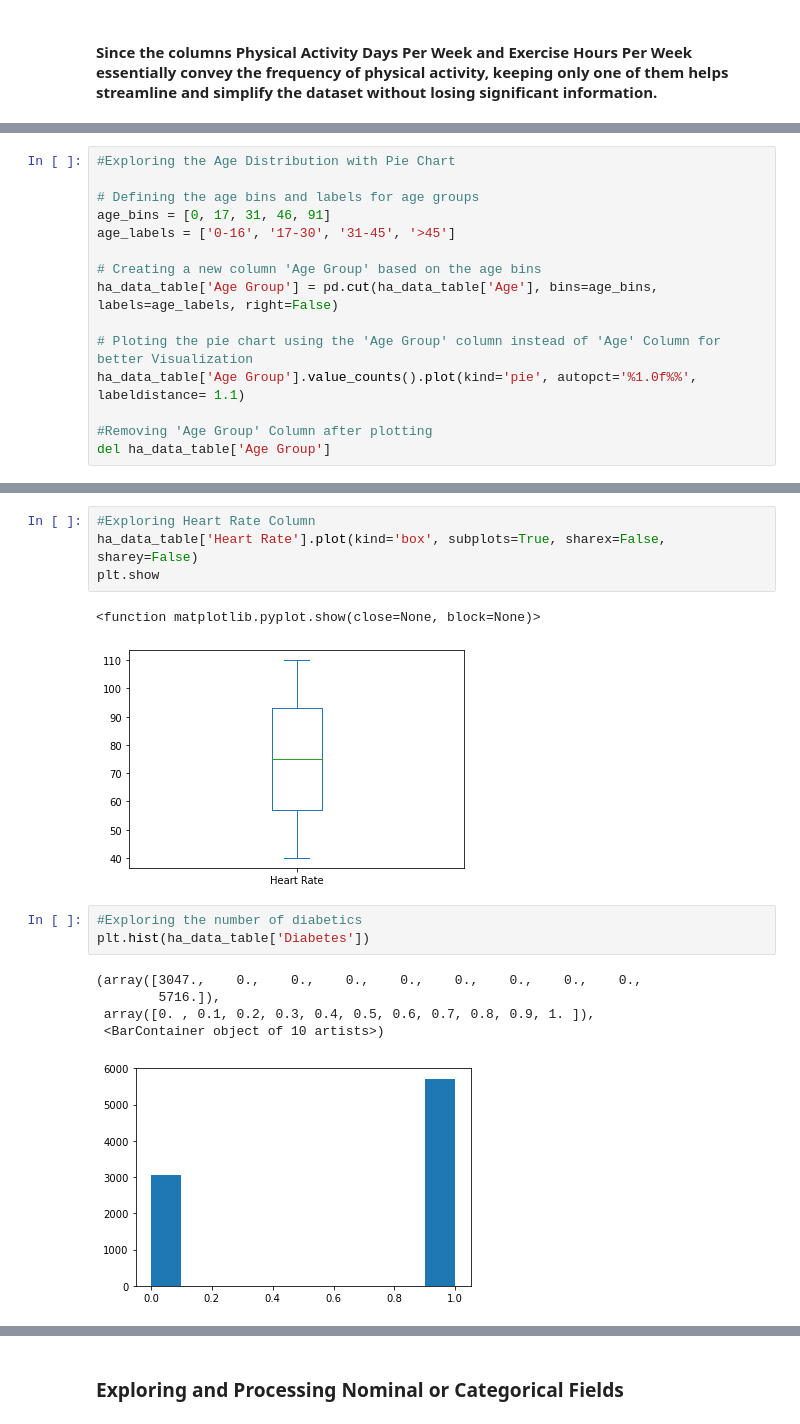
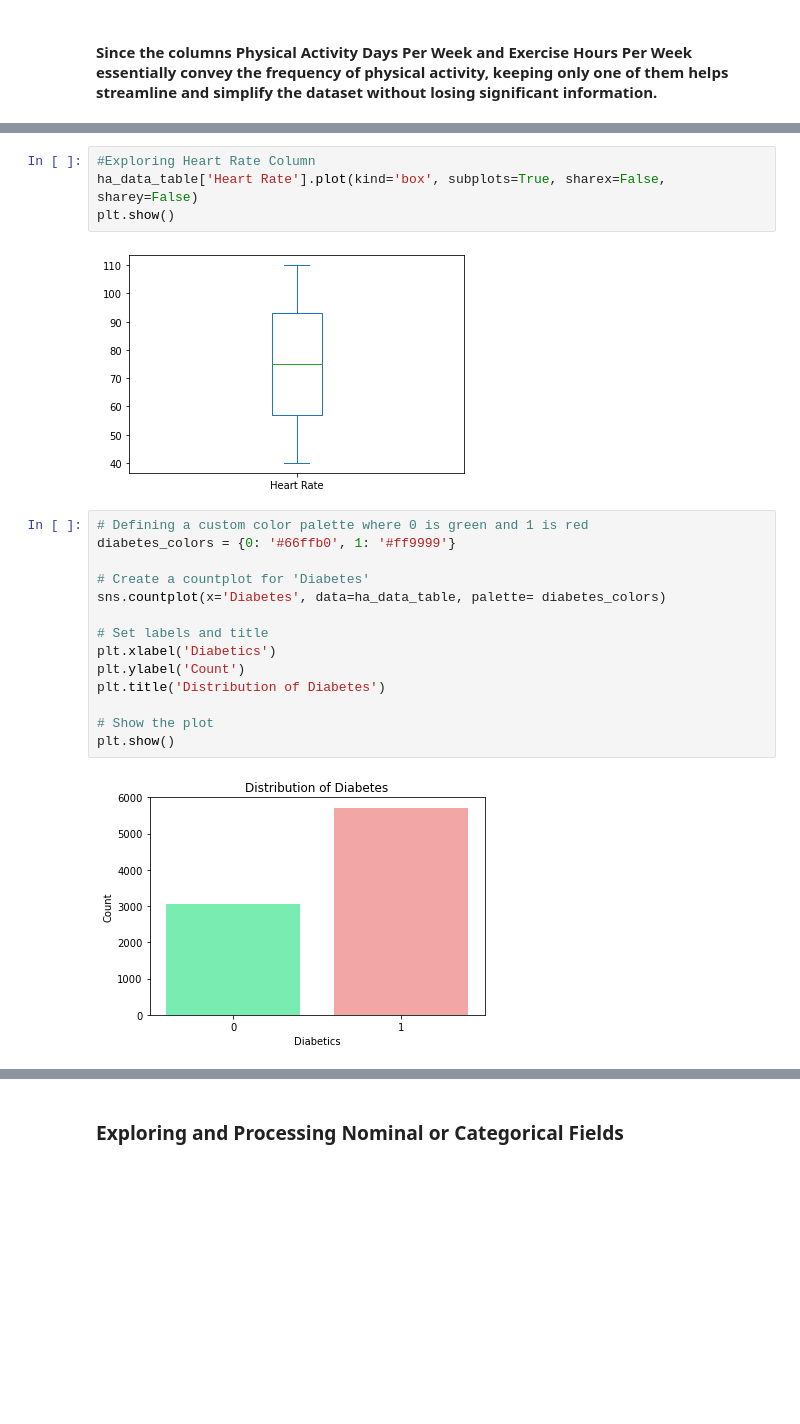
Before and after one commit to JTRYI/Heart-Attack-Prediction, a Jupyter notebook: main.ipynb, the cells around one changed output, grey strips where cells are left out. Saved outputs shown, nothing was run; the diff lists cells and outputs as text; blank space fills up the shorter version.

Commit message:
Updated Data Exploration and Processing Again.

```diff
--- a/main.ipynb
+++ b/main.ipynb
@@ -101,15 +130,0 @@ ha_data_table.head()
-# %%
-#Exploring the Age Distribution with Pie Chart
-
-# Defining the age bins and labels for age groups
-age_bins = [0, 17, 31, 46, 91]
-age_labels = ['0-16', '17-30', '31-45', '>45']
-
-# Creating a new column 'Age Group' based on the age bins
-ha_data_table['Age Group'] = pd.cut(ha_data_table['Age'], bins=age_bins, labels=age_labels, right=False)
-
-# Ploting the pie chart using the 'Age Group' column instead of 'Age' Column for better Visualization
-ha_data_table['Age Group'].value_counts().plot(kind='pie', autopct='%1.0f%%', labeldistance= 1.1)
-
-#Removing 'Age Group' Column after plotting
-del ha_data_table['Age Group']
@@ -125,16 +146,22 @@ plt.show
 # %%
 #Exploring Heart Rate Column
 ha_data_table['Heart Rate'].plot(kind='box', subplots=True, sharex=False, sharey=False)
-plt.show
+plt.show()
 # %% [output]
-<function matplotlib.pyplot.show(close=None, block=None)>
 [figure]
 # %%
-#Exploring the number of diabetics
-plt.hist(ha_data_table['Diabetes'])
+# Defining a custom color palette where 0 is green and 1 is red
+diabetes_colors = {0: '#66ffb0', 1: '#ff9999'}
+
+# Create a countplot for 'Diabetes'
+sns.countplot(x='Diabetes', data=ha_data_table, palette= diabetes_colors)
+
+# Set labels and title
+plt.xlabel('Diabetics')
+plt.ylabel('Count')
+plt.title('Distribution of Diabetes')
+
+# Show the plot
+plt.show()
 # %% [output]
-(array([3047.,    0.,    0.,    0.,    0.,    0.,    0.,    0.,    0.,
-        5716.]),
- array([0. , 0.1, 0.2, 0.3, 0.4, 0.5, 0.6, 0.7, 0.8, 0.9, 1. ]),
- <BarContainer object of 10 artists>)
-[figure, old version]
+[figure, new version]
```
Also changed, not shown: parts of 27 cells of this notebook.
